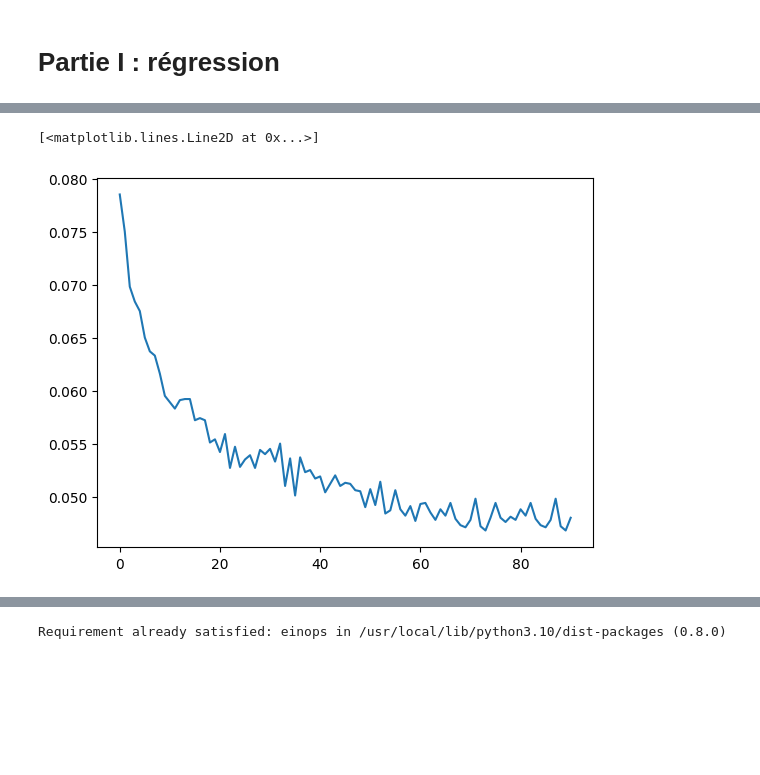
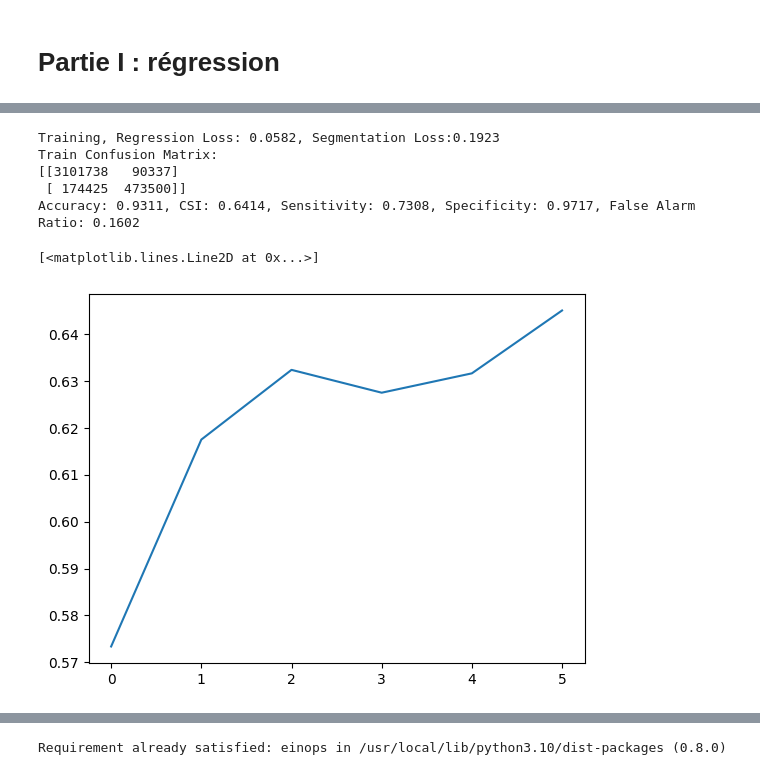
Before and after one commit to nanopiero/fusion, a Jupyter notebook: notebooks/training.ipynb, the cells around one changed output, grey strips where cells are left out. Drawn from its saved outputs; the diff is of its cells as text; code cells hidden in the pictures; blank space fills up the shorter version.

```diff
--- a/notebooks/training.ipynb
+++ b/notebooks/training.ipynb
@@ -76,7 +76,9 @@ device = torch.device('cuda:0')
 # %%
 # Dataset, DataLoader
 
-dataset = FusionDataset(length_dataset=length_dataset, npairs=npairs, nsteps=60,
+dataset = FusionDataset(length_dataset=length_dataset,
+                        npairs=npairs,
+                        nsteps=nsteps,
                         ndiscs=ndiscs, size_image=size_image)
 
 from torch.utils.data import DataLoader
@@ -436,13 +446,4 @@ def compute_metrics(confusion_matrix):
 # %%
-criterion = QPELoss_fcn()
-
-# Baseline with a FCN
-use_fcn = True
-
-best_loss = [float('inf'), float('inf')]  # Initialize best validation loss to a very high value
-train_losses = []
-
-
 for epoch in range(600):
 
   running_regression_loss = 0.0
@@ -462,7 +463,7 @@ for epoch in range(600):
     segment_measurements, segment_measurements_fcn = segment_gt(images, pairs, filters, use_fcn=use_fcn)
 
     # pseudo pluvios
-    point_measurements, point_measurements_fcn = point_gt(images, npoints=5, use_fcn=use_fcn)
+    point_measurements, point_measurements_fcn = point_gt(images, npoints=npoints, use_fcn=use_fcn)
 
 
     # pseudo radar
@@ -479,7 +480,6 @@ for epoch in range(600):
     regression_loss, segmentation_loss, loss, batch_cm = criterion(model.p, outputs, targets)
     loss.backward()  # Backward pass
     optimizer.step()  # Update the weights
-
 
     del inputs, targets, outputs, loss, noisy_images, images, pairs, filters
     torch.cuda.empty_cache()
@@ -498,34 +498,42 @@ for epoch in range(600):
   accuracy, csi, sensitivity, specificity, false_alarm_ratio = compute_metrics(train_confusion_matrix)
   print(f'Accuracy: {accuracy:.4f}, CSI: {csi:.4f}, Sensitivity: {sensitivity:.4f}, Specificity: {specificity:.4f}, False Alarm Ratio: {false_alarm_ratio:.4f}')
   print('\n')
+# %% [output]
+Training, Regression Loss: 0.0582, Segmentation Loss:0.1923
+Train Confusion Matrix:
+[[3101738   90337]
+ [ 174425  473500]]
+Accuracy: 0.9311, CSI: 0.6414, Sensitivity: 0.7308, Specificity: 0.9717, False Alarm Ratio: 0.1602
 # %%
+i = -1
+j = 1
+csi_values = [compute_metrics(x[i])[j] for x in train_losses]
+# csi_values = [
+#     0.6252, 0.6411, 0.6467, 0.6464, 0.6481, 0.6507, 0.6464, 0.6601, 0.6589, 0.6645,
+#     0.6561, 0.6637, 0.6735, 0.6653, 0.6677, 0.6637, 0.6690, 0.6669, 0.6710, 0.6642,
+#     0.6676, 0.6734, 0.6701, 0.6670, 0.6628, 0.6713, 0.6857, 0.6701, 0.6793, 0.6815,
+#     0.6812, 0.6805, 0.6801, 0.6646, 0.6781, 0.6730, 0.6820, 0.6841, 0.6864, 0.6788,
+#     0.6874, 0.6828, 0.6772, 0.6884, 0.6823, 0.6870, 0.6897, 0.6807, 0.6885, 0.6784,
+#     0.6908, 0.6717, 0.6866, 0.6778, 0.6868, 0.6941, 0.6838, 0.6813, 0.6891, 0.6762,
+#     0.6798, 0.6895, 0.6957, 0.6903, 0.6814, 0.6907, 0.6958, 0.6797, 0.6893, 0.6880,
+#     0.6882, 0.6855, 0.6916, 0.6966, 0.6882, 0.6790, 0.6903, 0.6929, 0.6918, 0.6944,
+#     0.6887, 0.7093, 0.6971, 0.7010, 0.7006, 0.7073, 0.6933
+# ]
 
-csi_values = [
-    0.6252, 0.6411, 0.6467, 0.6464, 0.6481, 0.6507, 0.6464, 0.6601, 0.6589, 0.6645,
-    0.6561, 0.6637, 0.6735, 0.6653, 0.6677, 0.6637, 0.6690, 0.6669, 0.6710, 0.6642,
-    0.6676, 0.6734, 0.6701, 0.6670, 0.6628, 0.6713, 0.6857, 0.6701, 0.6793, 0.6815,
-    0.6812, 0.6805, 0.6801, 0.6646, 0.6781, 0.6730, 0.6820, 0.6841, 0.6864, 0.6788,
-    0.6874, 0.6828, 0.6772, 0.6884, 0.6823, 0.6870, 0.6897, 0.6807, 0.6885, 0.6784,
-    0.6908, 0.6717, 0.6866, 0.6778, 0.6868, 0.6941, 0.6838, 0.6813, 0.6891, 0.6762,
-    0.6798, 0.6895, 0.6957, 0.6903, 0.6814, 0.6907, 0.6958, 0.6797, 0.6893, 0.6880,
-    0.6882, 0.6855, 0.6916, 0.6966, 0.6882, 0.6790, 0.6903, 0.6929, 0.6918, 0.6944,
-    0.6887, 0.7093, 0.6971, 0.7010, 0.7006, 0.7073, 0.6933
-]
+# regression_loss_values = [
+#     0.0785, 0.0750, 0.0698, 0.0684, 0.0675, 0.0650, 0.0637, 0.0633, 0.0616, 0.0595,
+#     0.0589, 0.0583, 0.0591, 0.0592, 0.0592, 0.0572, 0.0574, 0.0572, 0.0551, 0.0554,
+#     0.0542, 0.0559, 0.0527, 0.0547, 0.0528, 0.0535, 0.0539, 0.0527, 0.0544, 0.0540,
+#     0.0545, 0.0533, 0.0550, 0.0510, 0.0536, 0.0501, 0.0537, 0.0523, 0.0525, 0.0517,
+#     0.0519, 0.0504, 0.0512, 0.0520, 0.0510, 0.0513, 0.0512, 0.0506, 0.0505, 0.0490,
+#     0.0507, 0.0492, 0.0514, 0.0484, 0.0487, 0.0506, 0.0488, 0.0482, 0.0491, 0.0477,
+#     0.0493, 0.0494, 0.0485, 0.0478, 0.0488, 0.0482, 0.0494, 0.0479, 0.0473, 0.0471,
+#     0.0478, 0.0498, 0.0472, 0.0468, 0.0480, 0.0494, 0.0480, 0.0476, 0.0481, 0.0478,
+#     0.0488, 0.0482, 0.0494, 0.0479, 0.0473, 0.0471, 0.0478, 0.0498, 0.0472, 0.0468,
+#     0.0480
+# ]
 
-regression_loss_values = [
-    0.0785, 0.0750, 0.0698, 0.0684, 0.0675, 0.0650, 0.0637, 0.0633, 0.0616, 0.0595,
-    0.0589, 0.0583, 0.0591, 0.0592, 0.0592, 0.0572, 0.0574, 0.0572, 0.0551, 0.0554,
-    0.0542, 0.0559, 0.0527, 0.0547, 0.0528, 0.0535, 0.0539, 0.0527, 0.0544, 0.0540,
-    0.0545, 0.0533, 0.0550, 0.0510, 0.0536, 0.0501, 0.0537, 0.0523, 0.0525, 0.0517,
-    0.0519, 0.0504, 0.0512, 0.0520, 0.0510, 0.0513, 0.0512, 0.0506, 0.0505, 0.0490,
-    0.0507, 0.0492, 0.0514, 0.0484, 0.0487, 0.0506, 0.0488, 0.0482, 0.0491, 0.0477,
-    0.0493, 0.0494, 0.0485, 0.0478, 0.0488, 0.0482, 0.0494, 0.0479, 0.0473, 0.0471,
-    0.0478, 0.0498, 0.0472, 0.0468, 0.0480, 0.0494, 0.0480, 0.0476, 0.0481, 0.0478,
-    0.0488, 0.0482, 0.0494, 0.0479, 0.0473, 0.0471, 0.0478, 0.0498, 0.0472, 0.0468,
-    0.0480
-]
-
-plt.plot(regression_loss_values)
+plt.plot(csi_values)
 # %% [output]
 [<matplotlib.lines.Line2D at 0x...>]
-[figure, old version]
+[figure, new version]
```
Also changed, not shown: parts of 7 cells of this notebook.
